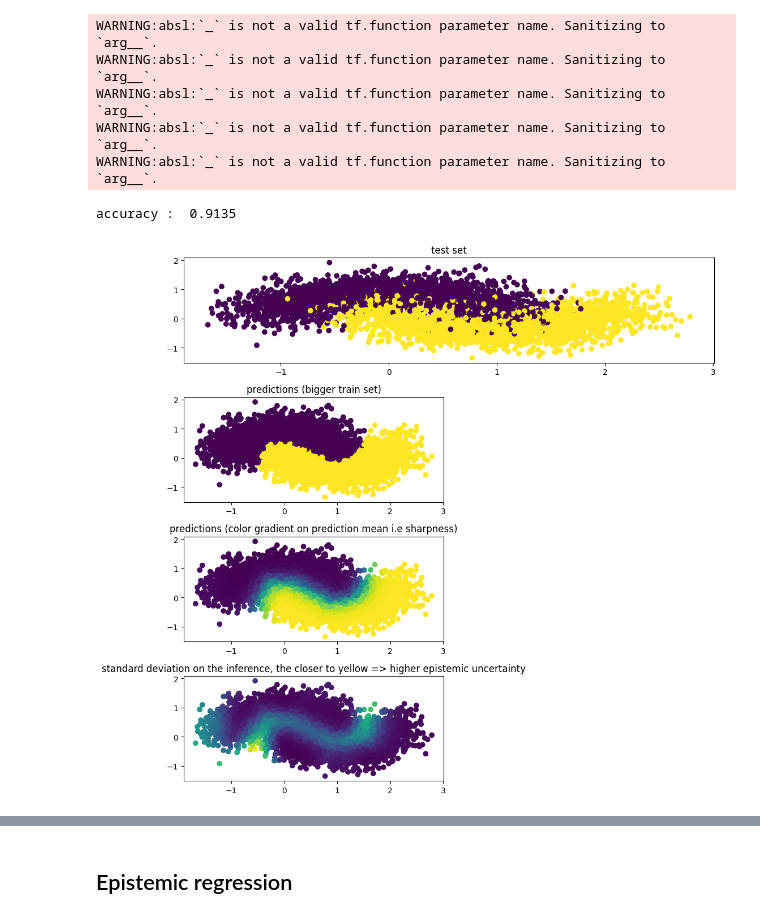
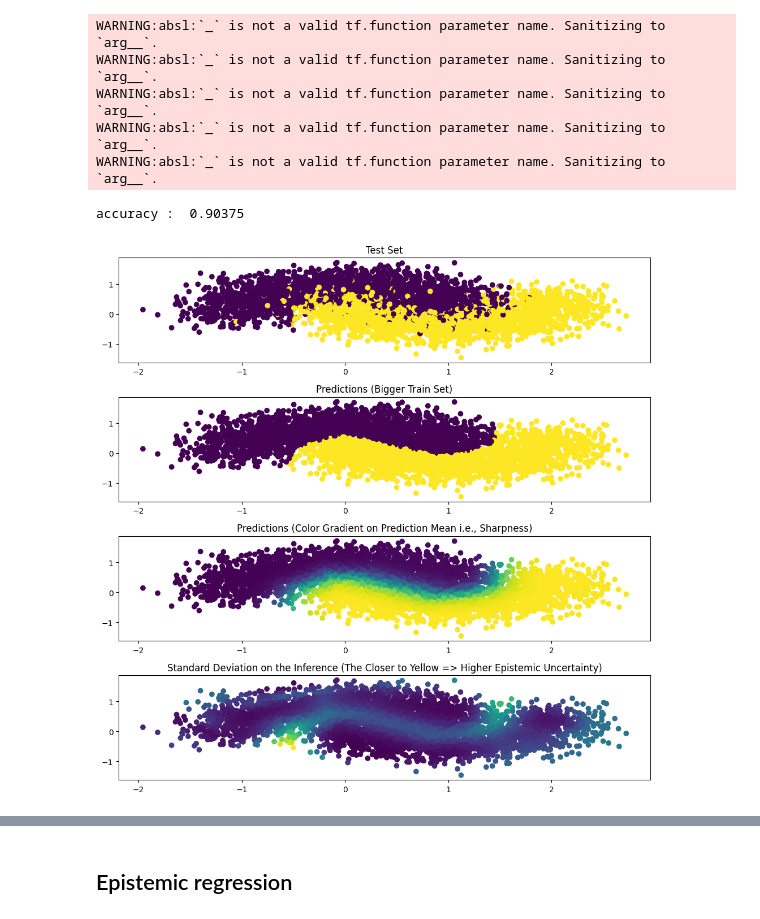
Before and after one commit to laurent-vouriot/Bayesian-Neural-Networks-and-uncertainty, a Jupyter notebook: aleatoric_vs_epistemic.ipynb, the cells around one changed output, grey strips where cells are left out. Drawn from its saved outputs; the diff is of its cells as text; code cells hidden in the pictures.

Commit message:
updated epistemic regression

```diff
--- a/aleatoric_vs_epistemic.ipynb
+++ b/aleatoric_vs_epistemic.ipynb
@@ -443,7 +437,7 @@ def create_epistemic_model(prior, posterior):
   return model
 # %%
 epistemic_model = create_epistemic_model(multivariate_normal_prior, posterior)
-epistemic_model.fit(X_train, y_train, batch_size=32, verbose=1, epochs=500)
+epistemic_model.fit(X_train, y_train, batch_size=32, verbose=0, epochs=500)
 # %% [output]
 Model: "epistemic_BNN"
 _________________________________________________________________
@@ -499,24 +496,26 @@ def infer(X, y, model_, it=10):
 # %%
 pred_mean, pred_stdv = infer(X_test, y_test, epistemic_model, 100)
 
 fig = plt.figure(figsize=(10, 10))
+
 plt.subplot(4, 1, 1)
 plt.scatter(X_test[:,0], X_test[:,1], c=y_test)
-plt.title('test set')
+plt.title('Test Set')
 
-plt.subplot(4,2,3)
+plt.subplot(4, 1, 2)
 plt.scatter(X_test[:,0], X_test[:,1], c=pred_mean.round())
-plt.title('predictions (bigger train set)')
+plt.title('Predictions (Bigger Train Set)')
 
-plt.subplot(4,2,5)
+plt.subplot(4, 1, 3)
 plt.scatter(X_test[:,0], X_test[:,1], c=pred_mean)
-plt.title('predictions (color gradient on prediction mean i.e sharpness)')
+plt.title('Predictions (Color Gradient on Prediction Mean i.e., Sharpness)')
 
-plt.subplot(4,2,7)
+plt.subplot(4, 1, 4)
 plt.scatter(X_test[:,0], X_test[:,1], c=pred_stdv)
-plt.title('standard deviation on the inference, the closer to yellow => higher epistemic uncertainty')
+plt.title('Standard Deviation on the Inference (The Closer to Yellow => Higher Epistemic Uncertainty)')
 
 plt.tight_layout()
+plt.show()
 # %% [output]
-accuracy :  0.9135
+accuracy :  0.90375
-[figure, old version]
+[figure, new version]
```
Also changed, not shown: parts of 21 cells of this notebook.
